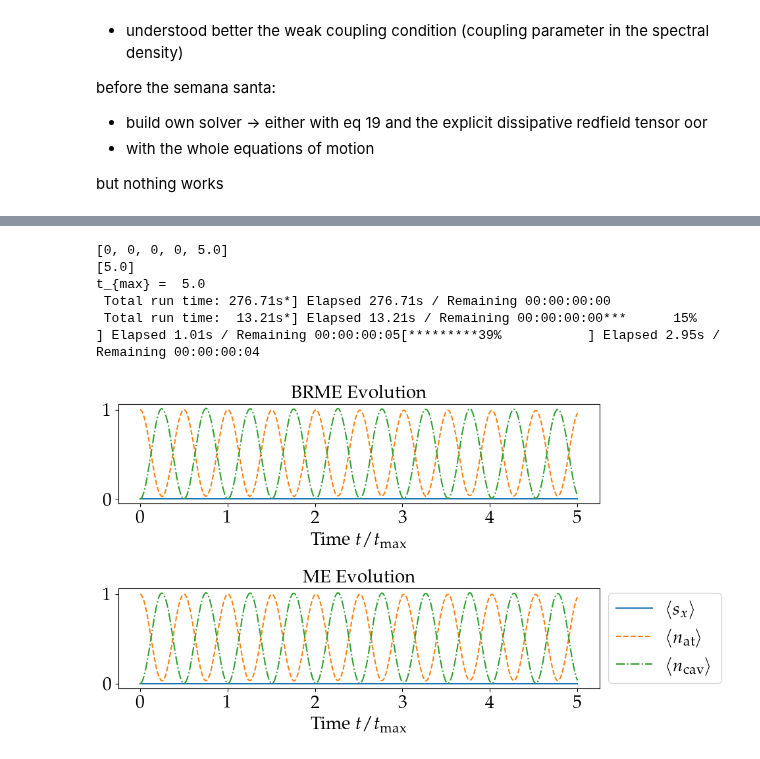
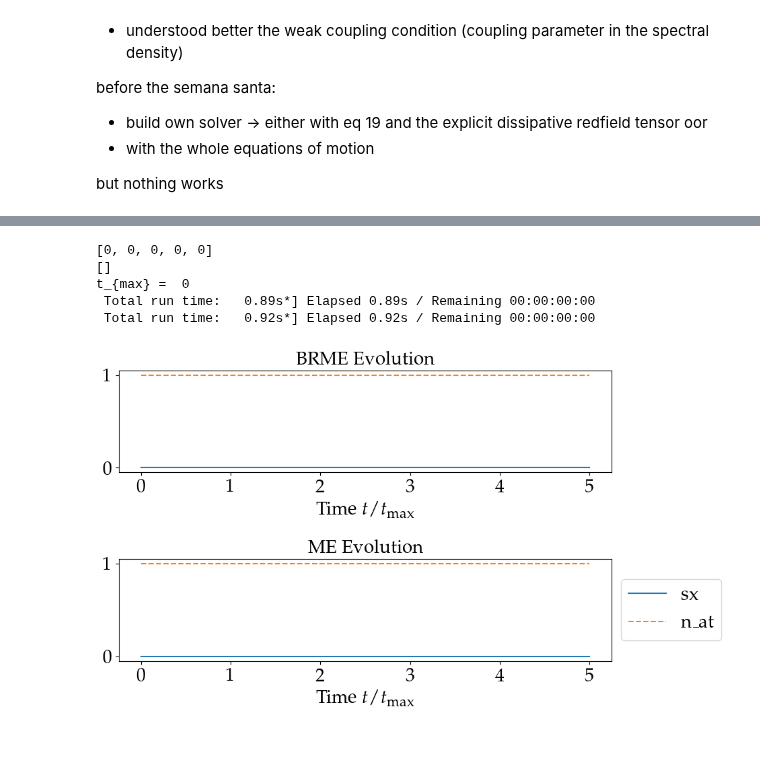
Before and after one commit to LBPhysics/2025_master_thesis_leopold_bodamer, a Jupyter notebook: code/python/notebooks/archive/Qubit_bath_test/Qubit_with_brmesolve.ipynb, the cells around one changed output, grey strips where cells are left out. Cells and saved outputs as stored; diff of their text form; code cells hidden in the pictures.

```diff
--- a/code/python/notebooks/archive/Qubit_bath_test/Qubit_with_brmesolve.ipynb
+++ b/code/python/notebooks/archive/Qubit_bath_test/Qubit_with_brmesolve.ipynb
@@ -1035,22 +755,22 @@ if teminators:
 #    #            [SZ_op, env_deph_at.spectral_density]  # Dephasing operator
 #    #        )
 # %%
-def define_t_max():
+def define_t_max(config: SystemConfig, ) -> float:
     t_max = t_prd_at = t_prd_cav = t_prd_at_cav = t_half_at = t_half_cav = 0
 
 ### Determine characteristic times based on the setup
-    if g_at != 0:
-        t_prd_at = 2 * np.pi / Rabi_at # Period of atomic Rabi oscillations
-    if g_cav != 0:
-        t_prd_cav = 2 * np.pi / Rabi_cav # Period of cavity Rabi oscillations
+    if config.g_at != 0:
+        t_prd_at = 2 * np.pi / config.Rabi_at # Period of atomic Rabi oscillations
+    if config.g_cav != 0:
+        t_prd_cav = 2 * np.pi / config.Rabi_cav # Period of cavity Rabi oscillations
 
-    if g_at_cav != 0:
-        t_prd_at_cav = 2 * np.pi / Rabi_at_cav # Period of cavity Rabi oscillations
+    if config.g_at_cav != 0:
+        t_prd_at_cav = 2 * np.pi / config.Rabi_at_cav # Period of cavity Rabi oscillations
 
-    if "Relax_at" in decay_ops_strg:
-        t_half_at = 1 / (gamma_relax_at * ((2 * n_th_at) + 1)) # Half-life of atomic relaxation
-    if "Relax_cav" in decay_ops_strg:
-        t_half_cav = 1 / (gamma_relax_cav * ((2 * n_th_cav) + 1)) # Half-life of cavity relaxation
+    if "Relax_at" in config.decay_channels:
+        t_half_at = 1 / (config.gamma_relax_at * ((2 * config.n_th_at) + 1)) # Half-life of atomic relaxation
+    if "Relax_cav" in config.decay_channels:
+        t_half_cav = 1 / (config.gamma_relax_cav * ((2 * config.n_th_cav) + 1)) # Half-life of cavity relaxation
 
     all_times = [t_half_at, t_half_cav, t_prd_at, t_prd_cav, t_prd_at_cav]
     print(all_times)
@@ -1063,7 +783,7 @@ def define_t_max():
     print("t_{max} = ", t_max)
     return t_max
 
-t_max = define_t_max()
+t_max = define_t_max(config)
 if t_max == 0: t_max = 1
 
 solver_strg = ( # which solvers to use
@@ -1093,8 +813,8 @@ if "brme" in solver_strg:
         H_total,
         psi_ini,
         times,
-        e_ops=e_ops_list,
-        a_ops=a_ops_list,
+        e_ops=config.observable_ops,
+        a_ops=config.a_ops_,
         options=default_options,
     )
 
@@ -1103,13 +823,13 @@ if "me" in solver_strg:
         H_total,
         psi_ini,
         times,
-        e_ops=e_ops_list,
-        c_ops=c_ops_list,
+        e_ops=config.observable_ops,
+        c_ops=config.c_ops_,
         options=default_options,
     )
 
 if "heom" in solver_strg:
-    if not decay_ops_strg:
+    if not config.decay_channels:
         pass  # Skip this "heom" part if no decay operators are specified
     else:
         # Define the HEOM solver with the provided environment and parameters
@@ -1124,7 +844,7 @@ if "heom" in solver_strg:
         result_heom = HEOM_dlbath.run(
             ket2dm(psi_ini),
             times,
-            e_ops=e_ops_list
+            e_ops=config.observable_strs
         )
 
 # =============================
@@ -1135,11 +855,11 @@ plt.figure(figsize=(10, 8))
 ### Plot result_brme if applicable
 if result_brme:
     plt.subplot(3, 1, 1)
-    for i, e_op in enumerate(e_ops_list):
+    for i, e_op in enumerate(config.observable_strs):
         plt.plot(
             np.array(result_brme.times) / t_max,
             result_brme.expect[i],
-            label=e_ops_labels[i],
+            label=config.observable_strs[i],
             linestyle=['solid', 'dashed', 'dashdot', 'dotted'][i % 4],  # Alternate line styles
             color=f'C{i}',  # Use distinct colors
         )
@@ -1147,43 +867,43 @@ if result_brme:
     plt.title(r'BRME Evolution')
 
 ### Plot result_me if applicable
 if result_me:
     plt.subplot(3, 1, 2)
-    for i, e_op in enumerate(e_ops_list):
+    for i, e_op in enumerate(config.observable_ops):
         plt.plot(
             np.array(result_me.times) / t_max,
             result_me.expect[i],
-            label=e_ops_labels[i],
+            label=config.observable_strs[i],
             linestyle=['solid', 'dashed', 'dashdot', 'dotted'][i % 4],  # Alternate line styles
             color=f'C{i}',  # Use distinct colors
         )
     plt.xlabel(r'Time $t / t_{\text{max}}$')
     plt.title(r'ME Evolution')
 
 ### Plot result_me if applicable
 if result_heom:
     plt.subplot(3, 1, 3)
-    for i, e_op in enumerate(e_ops_list):
+    for i, e_op in enumerate(config.observable_ops):
         plt.plot(
             np.array(result_heom.times) / t_max,
             (result_heom.expect[i]),
-            label=e_ops_labels[i],
+            label=config.observable_strs[i],
             linestyle=['solid', 'dashed', 'dashdot', 'dotted'][i % 4],  # Alternate line styles
             color=f'C{i}',  # Use distinct colors
         )
     plt.xlabel(r'Time $t / t_{\text{max}}$')
     plt.title(r'HEOM Evolution')
 
 plt.legend(loc="center left", bbox_to_anchor=(1, 0.5))
 plt.tight_layout()
 plt.show()
 # %% [output]
-[0, 0, 0, 0, 5.0]
-[5.0]
-t_{max} =  5.0
- Total run time: 276.71s*] Elapsed 276.71s / Remaining 00:00:00:00
- Total run time:  13.21s*] Elapsed 13.21s / Remaining 00:00:00:00***      15%           ] Elapsed 1.01s / Remaining 00:00:00:05[*********39%           ] Elapsed 2.95s / Remaining 00:00:00:04
+[0, 0, 0, 0, 0]
+[]
+t_{max} =  0
+ Total run time:   0.89s*] Elapsed 0.89s / Remaining 00:00:00:00
+ Total run time:   0.92s*] Elapsed 0.92s / Remaining 00:00:00:00
-[figure, old version]
+[figure, new version]
 # %%
 rho1, rho2 = result_brme.states[-1], result_me.states[-1]
 F = fidelity(rho1, rho2)
```
Also changed, not shown: parts of 11 cells of this notebook, 2 other files.
